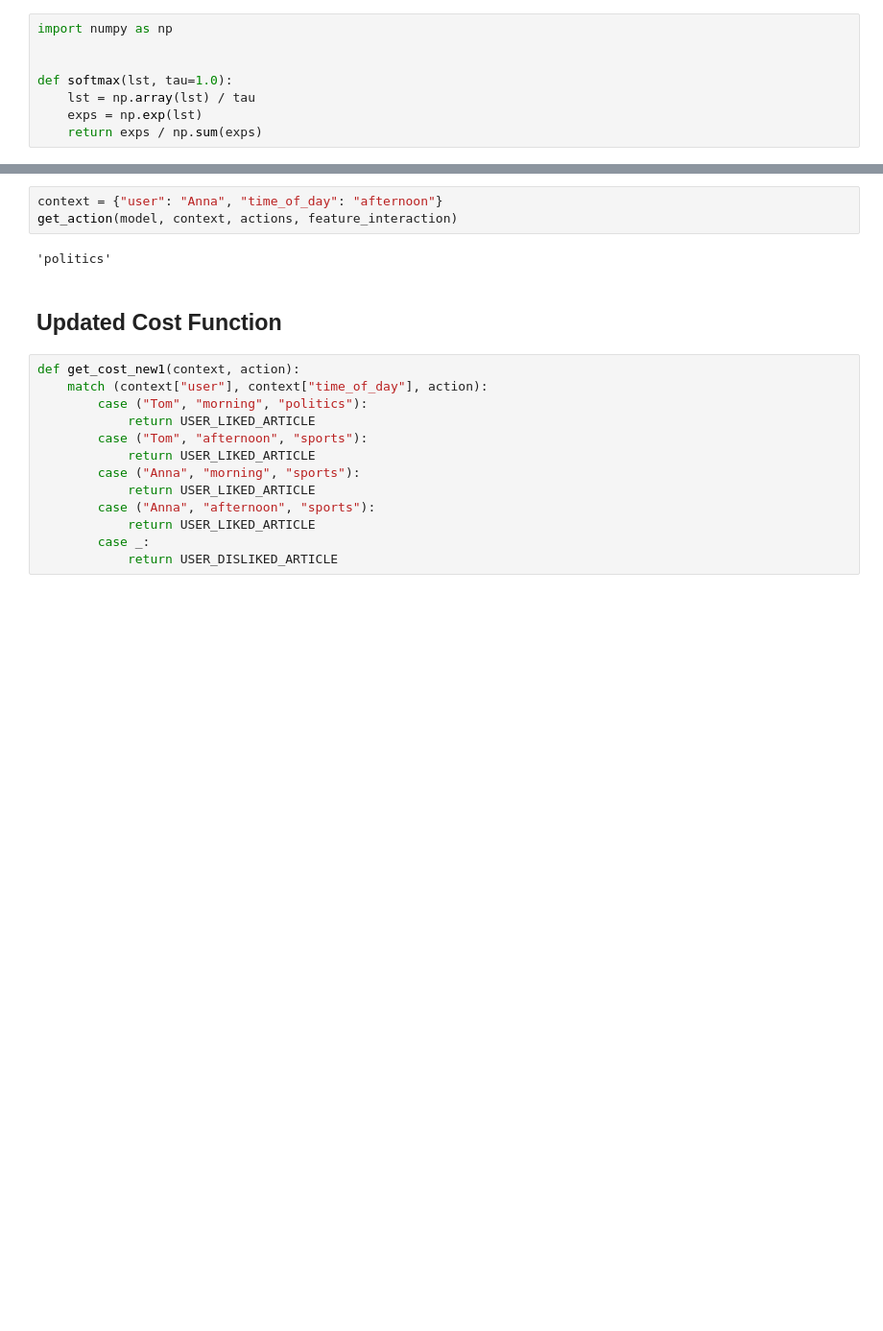
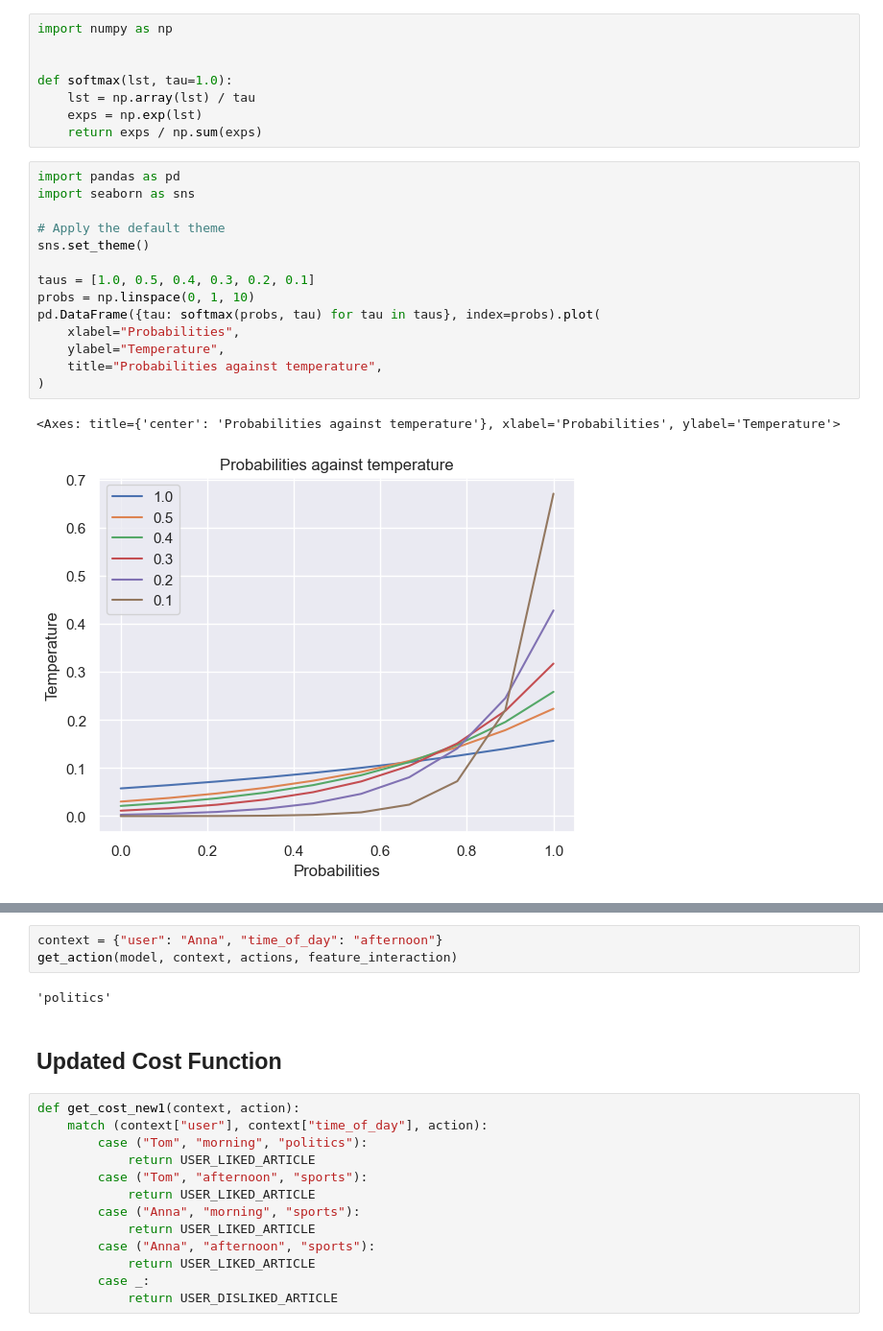
Before and after one commit to alextanhongpin/python-bandit, a Jupyter notebook: 08_neural_bandit.ipynb, the cells around one changed output, grey strips where cells are left out. Shown: that part at 96% size. Cells and saved outputs as stored; diff of their text form; blank space fills up the shorter version.

```diff
--- a/08_neural_bandit.ipynb
+++ b/08_neural_bandit.ipynb
@@ -106,6 +150,23 @@ def softmax(lst, tau=1.0):
     lst = np.array(lst) / tau
     exps = np.exp(lst)
     return exps / np.sum(exps)
+# %%
+import pandas as pd
+import seaborn as sns
+
+# Apply the default theme
+sns.set_theme()
+
+taus = [1.0, 0.5, 0.4, 0.3, 0.2, 0.1]
+probs = np.linspace(0, 1, 10)
+pd.DataFrame({tau: softmax(probs, tau) for tau in taus}, index=probs).plot(
+    xlabel="Probabilities",
+    ylabel="Temperature",
+    title="Probabilities against temperature",
+)
+# %% [output]
+<Axes: title={'center': 'Probabilities against temperature'}, xlabel='Probabilities', ylabel='Temperature'>
+[figure, added]
 # %%
 from sklearn.neural_network import MLPRegressor
 
```
Also changed, not shown: parts of 32 cells of this notebook, 12 other files.
